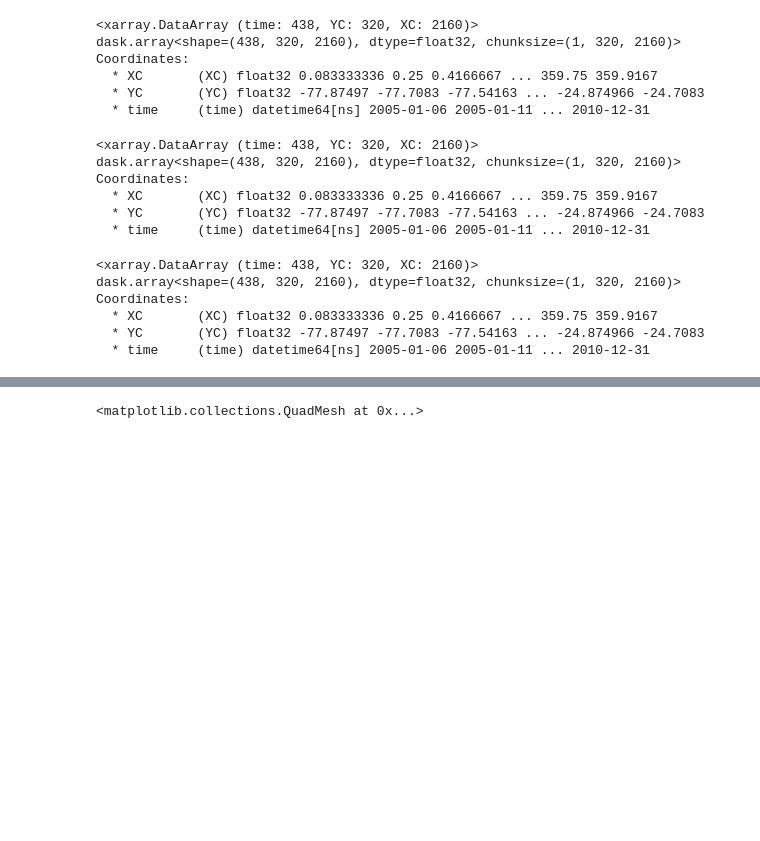
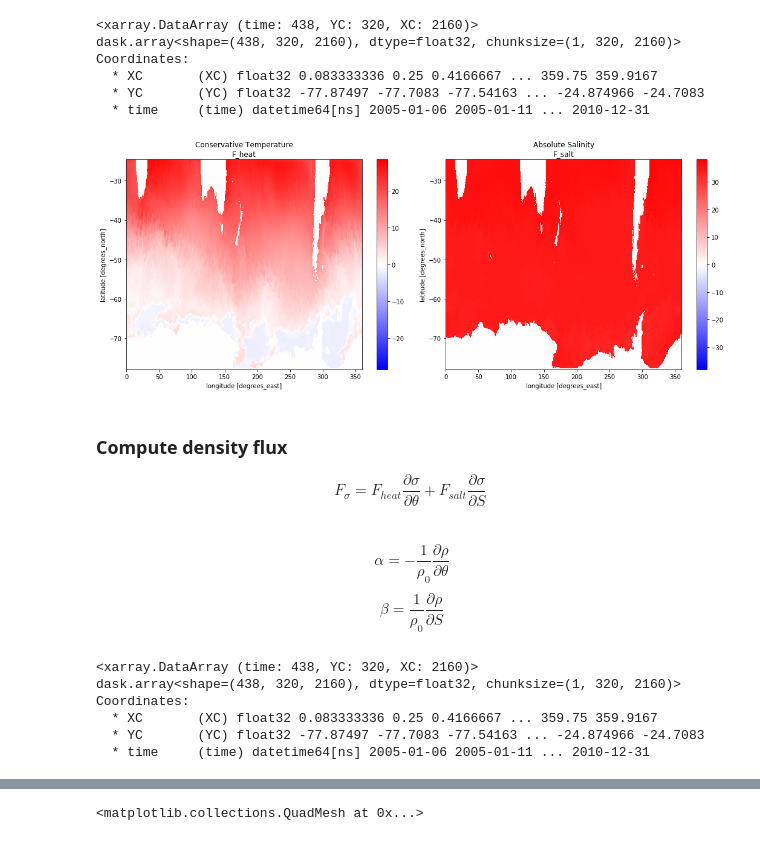
Before and after one commit to shanicetbailey/nasa-finesst-proposal, a Jupyter notebook: NASA-preliminary-figs.ipynb, the cells around one changed output, grey strips where cells are left out. Saved outputs shown, nothing was run; the diff lists cells and outputs as text; code cells hidden in the pictures; blank space fills up the shorter version.

Commit message:
restart computing density flux by temp and salt components

```diff
--- a/NASA-preliminary-figs.ipynb
+++ b/NASA-preliminary-figs.ipynb
@@ -60,7 +54,3 @@ Apply ufunc is doing several things for us:
 2. It broadcast the input arrays (`sss`, `0`, `XC`, and `YC`) into compatible shapes so numpy can operate on them together.
 3. It automatically parallelizes the execution across all the chunks in a dask array
 4. It wraps the output back in in xarray data array
-# %%
-#eager mode
-sa_eager = xr.apply_ufunc(gsw.SA_from_SP, sss[:3].load(), 0, ds_sose.XC, ds_sose.YC,).reset_coords(drop=True)
-sa_eager
@@ -109,3 +85,24 @@ Coordinates:
   * XC       (XC) float32 0.083333336 0.25 0.4166667 ... 359.75 359.9167
   * YC       (YC) float32 -77.87497 -77.7083 -77.54163 ... -24.874966 -24.7083
   * time     (time) datetime64[ns] 2005-01-06 2005-01-11 ... 2010-12-31
+# %%
+fig, (ax0, ax1) = plt.subplots(ncols=2, figsize=(15,6))
+ct[0].plot(ax=ax0, cmap='bwr')
+ax0.set_title('Conservative Temperature\nF_heat')
+sa[0].plot(ax=ax1, cmap='bwr')
+ax1.set_title('Absolute Salinity\nF_salt')
+plt.tight_layout();
+# %% [output]
+[figure, added]
+# %% [markdown]
+### Compute density flux
+$$
+F_{\sigma} = F_{heat}\frac{\partial\sigma}{\partial\theta} + F_{salt}\frac{\partial\sigma}{\partial S}\
+$$
+# %% [markdown]
+$$
+\alpha = - \frac{1}{\rho_{0}} \frac{\partial\rho}{\partial \theta}
+$$
+$$
+\beta = \frac{1}{\rho_{0}} \frac{\partial\rho}{\partial S}
+$$
@@ -122,16 +121,3 @@ Coordinates:
   * XC       (XC) float32 0.083333336 0.25 0.4166667 ... 359.75 359.9167
   * YC       (YC) float32 -77.87497 -77.7083 -77.54163 ... -24.874966 -24.7083
   * time     (time) datetime64[ns] 2005-01-06 2005-01-11 ... 2010-12-31
-# %%
-#haline contraction coefficient
-beta = xr.apply_ufunc(gsw.beta, sa, ct, 0,
-                      output_dtypes=[sss.dtype],
-                      dask='parallelized').reset_coords(drop=True)
-beta
-# %% [output]
-<xarray.DataArray (time: 438, YC: 320, XC: 2160)>
-dask.array<shape=(438, 320, 2160), dtype=float32, chunksize=(1, 320, 2160)>
-Coordinates:
-  * XC       (XC) float32 0.083333336 0.25 0.4166667 ... 359.75 359.9167
-  * YC       (YC) float32 -77.87497 -77.7083 -77.54163 ... -24.874966 -24.7083
-  * time     (time) datetime64[ns] 2005-01-06 2005-01-11 ... 2010-12-31
```
Also changed, not shown: parts of 29 cells of this notebook.
